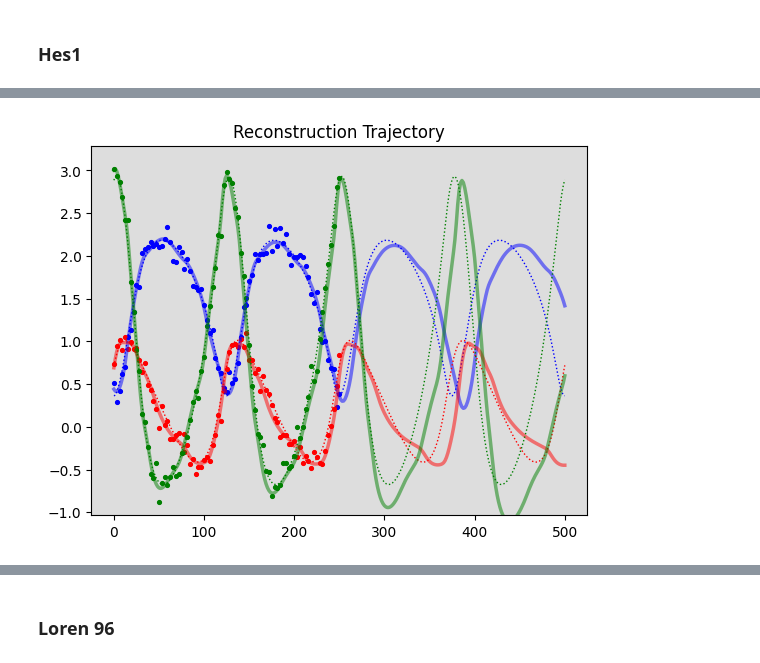
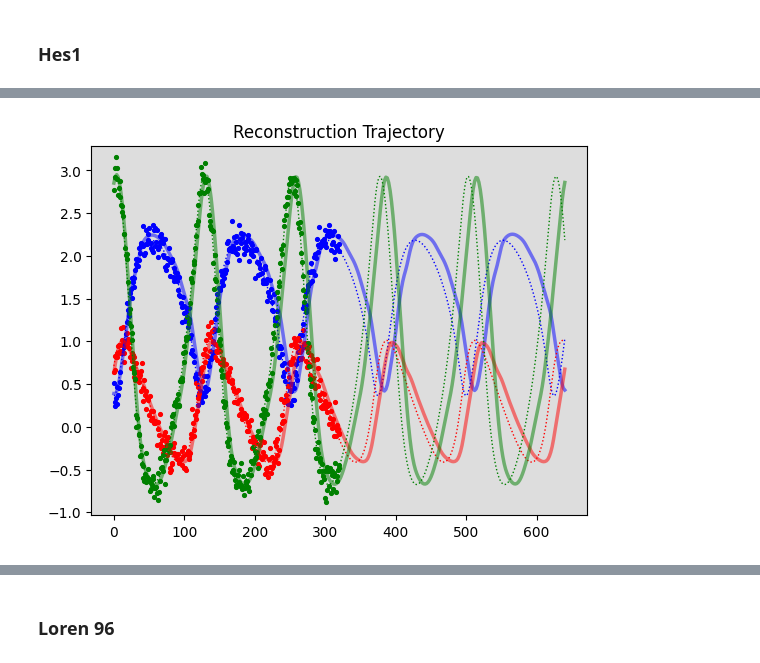
Before and after one commit to ksooyeon3/magi-ts-2, a Jupyter notebook: magix_new.ipynb, the cells around one changed output, grey strips where cells are left out. Saved outputs shown, nothing was run; the diff lists cells and outputs as text; code cells hidden in the pictures.

```diff
--- a/magix_new.ipynb
+++ b/magix_new.ipynb
@@ -186,7 +146,7 @@ run time: 42.26 seconds
 # reconstruction with ode numerical integration
 trecon = tdata[np.linspace(0,tdata.size-1,321).astype(int)]
 x0 = xinfer[0,:].squeeze() # inferred initial state
-tr, xr = model.predict(trecon[1:],trecon[:1],x0,random=False,method="ode") # reconstructed trajectory
+tr, xr = model.predict(trecon[1:],trecon[:1],x0,random=False) # reconstructed trajectory
 # visualization
 col = ['b','r','g']
 fig = plt.figure(facecolor='w')
@@ -219,7 +179,7 @@ a, b, c, d, e, f, g = 0.022, 0.3, 0.031, 0.028, 0.5, 20, 0.3
 P0, M0, R0 = 1.438575, 2.037488, 17.90385
 y0 = P0, M0, R0
 # time point for evaluation
-tdata = np.linspace(0, 500, 1281)
+tdata = np.linspace(0, 640, 1281)
 # integration
 xdata = odeint(fOde, y0, tdata, args = (a,b,c,d,e,f,g))
 xdata = np.log(xdata)
@@ -268,0 +229,17 @@ plt.show()
+# %%
+# MAP Inference - Single Task Neural Network
+torch.manual_seed(seed)
+# define neural network dynamic
+fOde = nnMTModule(no_comp, [512], dp=0) # dp for dropout probability
+# time recording
+start_time = time.time()
+# call inference class
+model = FMAGI(obs,fOde,grid_size=161,interpolation_orders=3)
+# map inference
+tinfer, xinfer = model.map(max_epoch=1000,
+                    learning_rate=1e-3, decay_learning_rate=False,
+                    hyperparams_update=False, dynamic_standardization=True,
+                    kappa=0, verbose=True, returnX=True)
+end_time = time.time()
+run_time = end_time - start_time
+print("run time: %.2f seconds" %(run_time))
@@ -268,0 +254,18 @@ plt.show()
+# %%
+# reconstruction
+trecon = tdata[np.linspace(0,tdata.size-1,321).astype(int)]
+x0 = xinfer[0,:].squeeze() # inferred initial state
+tr, xr = model.predict(trecon[1:],trecon[:1],x0,random=False) # reconstructed trajectory
+# visualization
+col = ['b','r','g','m','y']
+fig = plt.figure(facecolor='w')
+ax = fig.add_subplot(111, facecolor='#dddddd', axisbelow=True)
+for i in range(no_comp):
+    ax.plot(tr, xr[:,i], color=col[i], alpha=0.5, lw=2.5)
+    ax.plot(tdata, xdata[:,i], linestyle=':', color=col[i], alpha=1, lw=1)
+    ax.scatter(obs[i][:,0], obs[i][:,1], s=7.5, marker='o', color=col[i])
+ax.set_xlabel('')
+ax.set_ylabel('')
+ax.set_ylim(np.min(xdata)-0.1*np.ptp(xdata),np.max(xdata)+0.1*np.ptp(xdata))
+plt.title('Reconstruction Trajectory')
+plt.show()
@@ -294,20 +299,20 @@ run time: 76.59 seconds
 # %%
 # reconstruction
 trecon = tdata[np.linspace(0,tdata.size-1,321).astype(int)]
 x0 = xinfer[0,:].squeeze() # inferred initial state
-tr, xr = model.predict(trecon[1:],trecon[:1],x0,random=False,method="ode") # reconstructed trajectory
+tr, xr = model.predict(trecon[1:],trecon[:1],x0,random=False) # reconstructed trajectory
 # visualization
 col = ['b','r','g','m','y']
 fig = plt.figure(facecolor='w')
 ax = fig.add_subplot(111, facecolor='#dddddd', axisbelow=True)
 for i in range(no_comp):
     ax.plot(tr, xr[:,i], color=col[i], alpha=0.5, lw=2.5)
     ax.plot(tdata, xdata[:,i], linestyle=':', color=col[i], alpha=1, lw=1)
     ax.scatter(obs[i][:,0], obs[i][:,1], s=7.5, marker='o', color=col[i])
 ax.set_xlabel('')
 ax.set_ylabel('')
 ax.set_ylim(np.min(xdata)-0.1*np.ptp(xdata),np.max(xdata)+0.1*np.ptp(xdata))
 plt.title('Reconstruction Trajectory')
 plt.show()
 # %% [output]
-[figure, old version]
+[figure, new version]
```
Also changed, not shown: parts of 35 cells of this notebook, 5 other files.
